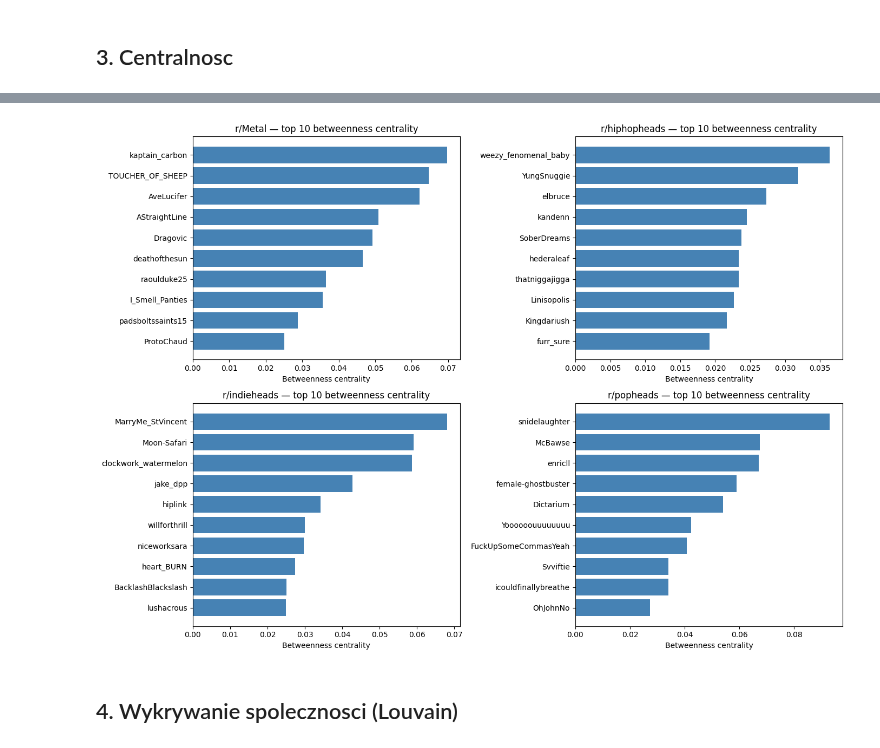
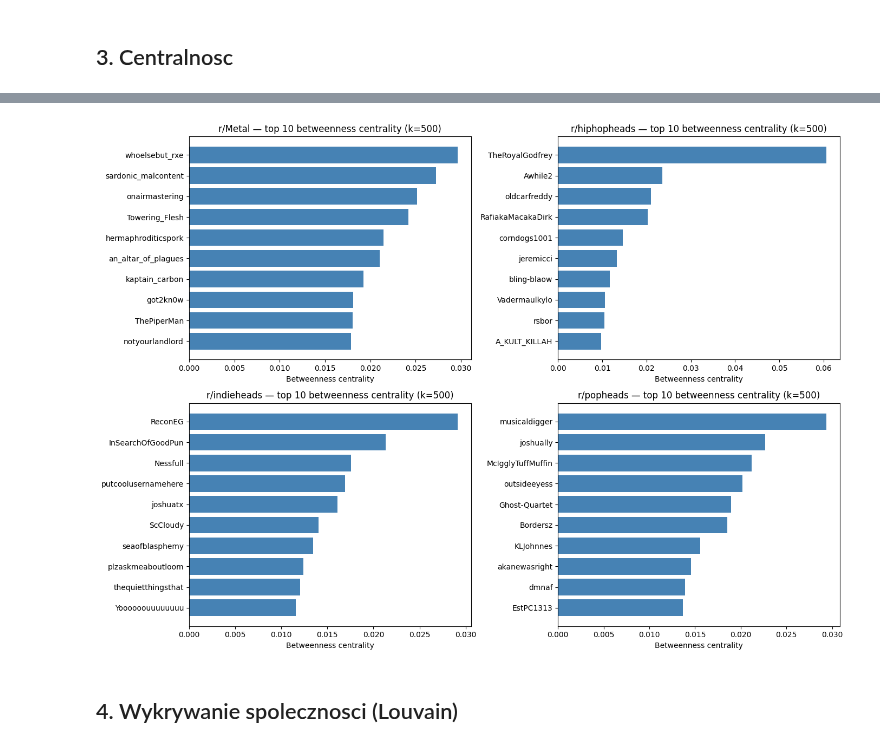
Before and after one commit to Weisjan/Reddit-Music-Community-Analysis, a Jupyter notebook: notebooks/03_network_analysis.ipynb, the cells around one changed output, grey strips where cells are left out. Cells and saved outputs as stored; diff of their text form; code cells hidden in the pictures.

```diff
--- a/notebooks/03_network_analysis.ipynb
+++ b/notebooks/03_network_analysis.ipynb
@@ -146,24 +146,24 @@ plt.show()
 # %%
-# betweenness centrality — moze chwile poterwac
 fig, axes = plt.subplots(2, 2, figsize=(14, 10))
 axes = axes.flatten()
 
 for i, (sub, G) in enumerate(graphs.items()):
-    between_cent = nx.betweenness_centrality(G)
+    # k=500 oznacza przybliżone obliczenia na 500 losowych węzłach — znacznie szybciej
+    between_cent = nx.betweenness_centrality(G, k=500)
     top = sorted(between_cent.items(), key=lambda x: x[1], reverse=True)[:10]
 
     users  = [u for u, _ in top][::-1]
     values = [v for _, v in top][::-1]
 
     axes[i].barh(users, values, color="steelblue")
-    axes[i].set_title(f"r/{sub} — top 10 betweenness centrality")
+    axes[i].set_title(f"r/{sub} — top 10 betweenness centrality (k=500)")
     axes[i].set_xlabel("Betweenness centrality")
 
 plt.tight_layout()
 plt.savefig("../outputs/figures/betweenness_centrality.png", dpi=150)
 plt.show()
 # %% [output]
-[figure, old version]
+[figure, new version]
 # %% [markdown]
 ## 4. Wykrywanie spolecznosci (Louvain)
 # %%
```
Also changed, not shown: parts of 8 cells of this notebook, 4 other files.
